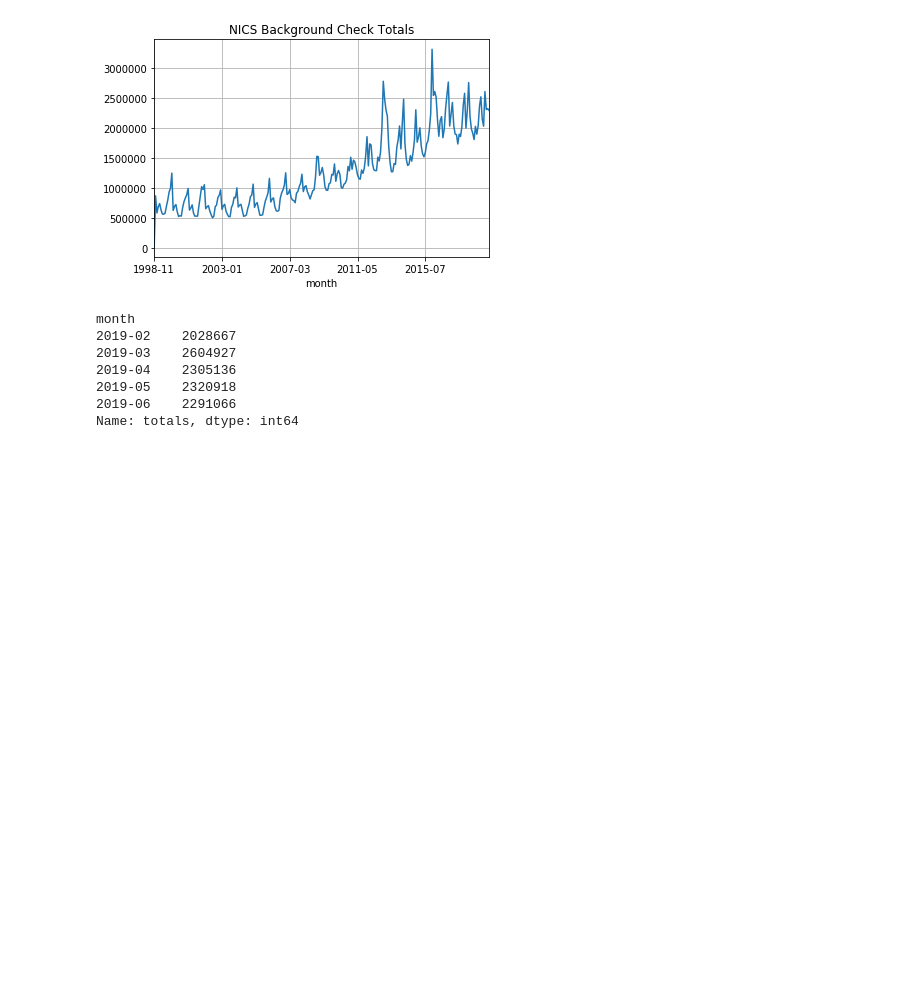
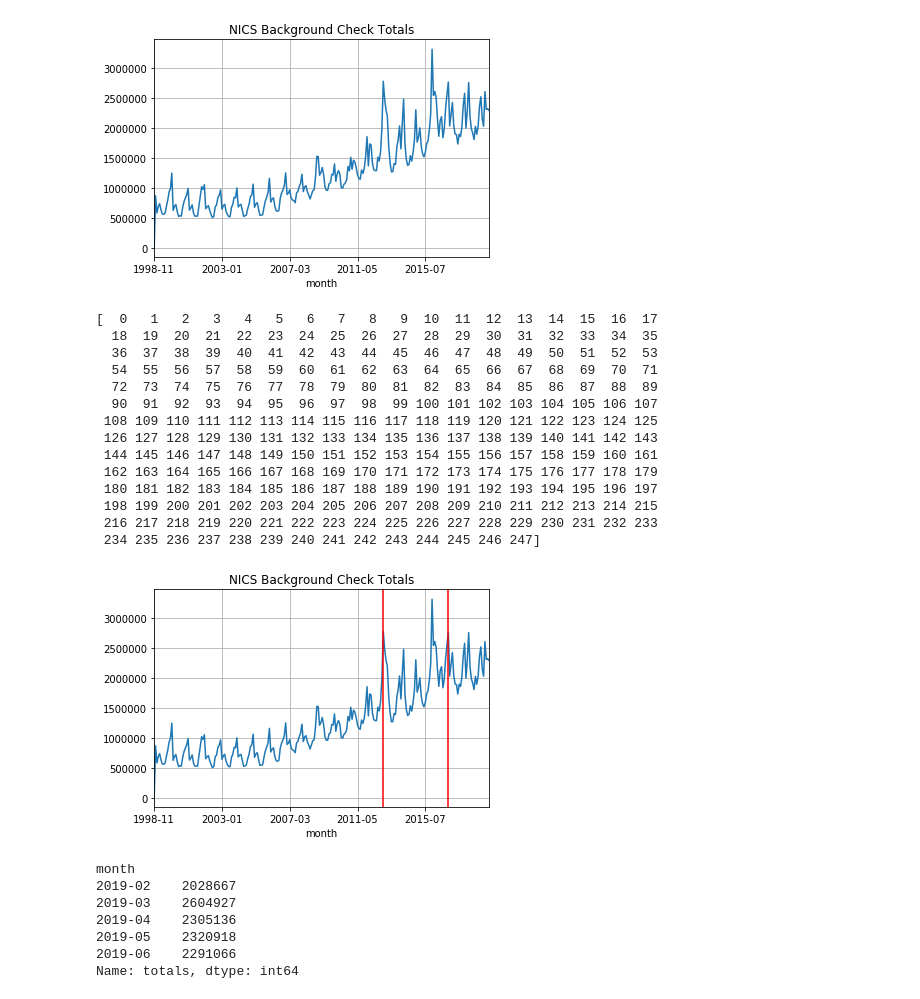
Before and after one commit to vabigdatamover/dream-team, a Jupyter notebook: GraphingFirearms_v1_Mike.ipynb, the cells around one changed output. Saved outputs shown, nothing was run; the diff lists cells and outputs as text; code cells hidden in the pictures; blank space fills up the shorter version.

```diff
--- a/GraphingFirearms_v1_Mike.ipynb
+++ b/GraphingFirearms_v1_Mike.ipynb
@@ -259,6 +259,41 @@ plt.title('NICS Background Check Totals')
 plt.savefig('output/t_chk_per_month.png', bbox_inches="tight")
 # %% [output]
 [figure]
+# %%
+ax1 = bc_per_month.plot.line(x='month', y='totals')
+
+ax = plt.gca() # get axis handle
+line = ax.lines[0] # get the first line, there might be more
+ff=line.get_xdata()
+yy=line.get_ydata()
+print(ff)
+#print(yy)
+plt.axvline(x=169, ymin=0, ymax=1, color="r")
+plt.axvline(x=217, ymin=0, ymax=1, color="r")
+# Adding grid, title, and labels
+plt.grid(True)
+plt.title('NICS Background Check Totals')
+#plt.xlabel('x label text')
+#plt.ylabel('y label text')
+#plt.axvline(pd.Timestamp('2013-09'),color='r')
+
+plt.savefig('output/t_chk_per_month_vline.png', bbox_inches="tight")
+# %% [output]
+[  0   1   2   3   4   5   6   7   8   9  10  11  12  13  14  15  16  17
+  18  19  20  21  22  23  24  25  26  27  28  29  30  31  32  33  34  35
+  36  37  38  39  40  41  42  43  44  45  46  47  48  49  50  51  52  53
+  54  55  56  57  58  59  60  61  62  63  64  65  66  67  68  69  70  71
+  72  73  74  75  76  77  78  79  80  81  82  83  84  85  86  87  88  89
+  90  91  92  93  94  95  96  97  98  99 100 101 102 103 104 105 106 107
+ 108 109 110 111 112 113 114 115 116 117 118 119 120 121 122 123 124 125
+ 126 127 128 129 130 131 132 133 134 135 136 137 138 139 140 141 142 143
+ 144 145 146 147 148 149 150 151 152 153 154 155 156 157 158 159 160 161
+ 162 163 164 165 166 167 168 169 170 171 172 173 174 175 176 177 178 179
+ 180 181 182 183 184 185 186 187 188 189 190 191 192 193 194 195 196 197
+ 198 199 200 201 202 203 204 205 206 207 208 209 210 211 212 213 214 215
+ 216 217 218 219 220 221 222 223 224 225 226 227 228 229 230 231 232 233
+ 234 235 236 237 238 239 240 241 242 243 244 245 246 247]
+[figure, added]
 # %%
 bct_2019 = bct_data[bct_data['month'] >'2019-01'].groupby(['month'])['totals'].sum()
 bct_2019.head()
```
Also changed, not shown: 1 other file.
